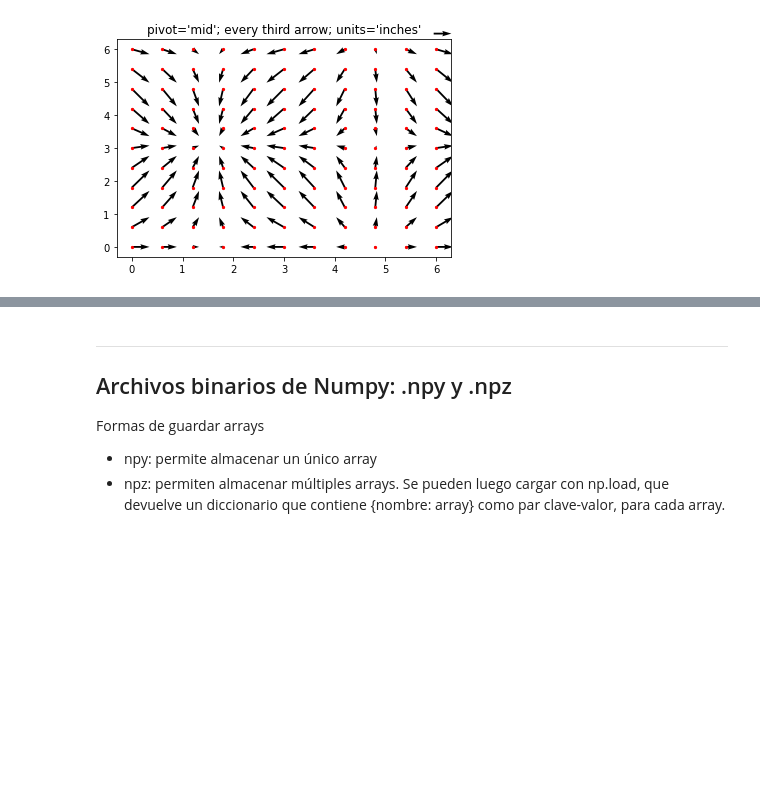
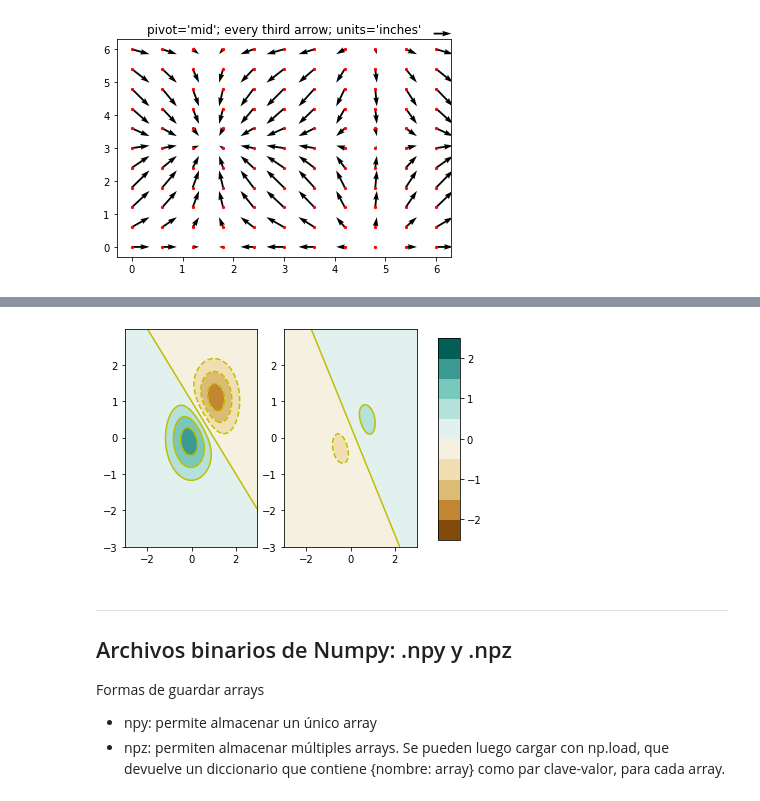
Before and after one commit to dbrisaro/Circulacion-General-FCEN, a Jupyter notebook: instructivos/01_Introduccion-python.ipynb, the cells around one changed output, grey strips where cells are left out. Cells and saved outputs as stored; diff of their text form; code cells hidden in the pictures; blank space fills up the shorter version.

```diff
--- a/instructivos/01_Introduccion-python.ipynb
+++ b/instructivos/01_Introduccion-python.ipynb
@@ -464,3 +451,35 @@ plt.show()
+# %%
+# Graficamos dos imagenes con sombreados y contornos, con los mismos niveles y una sola colorbar
+
+delta = 0.025
+x = y = np.arange(-3.0, 3.0, delta)
+
+X, Y = np.meshgrid(x, y)
+Z1 = np.exp(-X**2 - Y**2)
+Z2 = np.exp(-(X - 1)**2 - (Y - 1)**2)
+Z = (Z1 - Z2) * 2
+
+Z3 = np.exp(-X**2 - Y**2)
+Z4 = np.exp(-(X - 0.6)**2 - (Y - 0.2)**2)
+ZZ = -(Z3 - Z4) * 2
+
+#Niveles para los contornos
+clevs=[-3,-2,-1.5,-1,-0.5,0,0.5,1,1.5,2,3]
+
+fig, (ax1, ax2) = plt.subplots(ncols=2)
+im = ax1.contourf(X,Y,Z,levels=clevs,cmap=cm.BrBG)
+ax1.contour(X,Y,Z,levels=clevs,colors='y')
+
+ax2.contourf(X,Y,ZZ,levels=clevs,cmap=cm.BrBG)
+ax2.contour(X,Y,ZZ,levels=clevs,colors='y')
+
+fig.subplots_adjust(right=0.8)
+cbar_ax = fig.add_axes([0.85, 0.15, 0.05, 0.7])
+fig.colorbar(im, cax=cbar_ax)
+
+plt.show()
+# %% [output]
+[figure, added]
 # %% [markdown]
 ---------------------------------------
 ## Archivos binarios de Numpy: .npy y .npz
```
Also changed, not shown: parts of 17 cells of this notebook.
